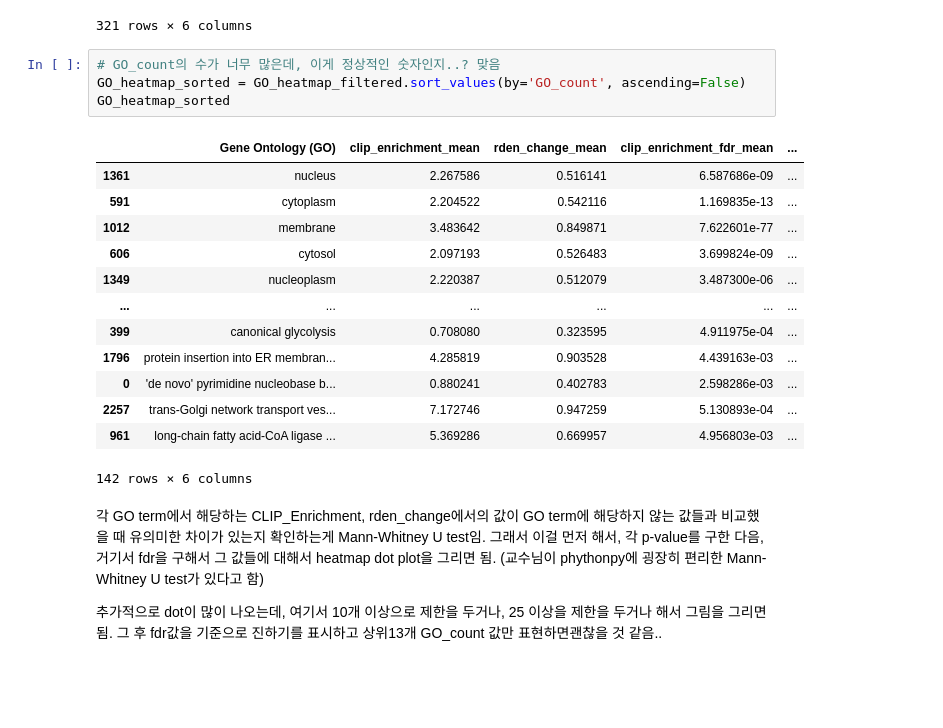
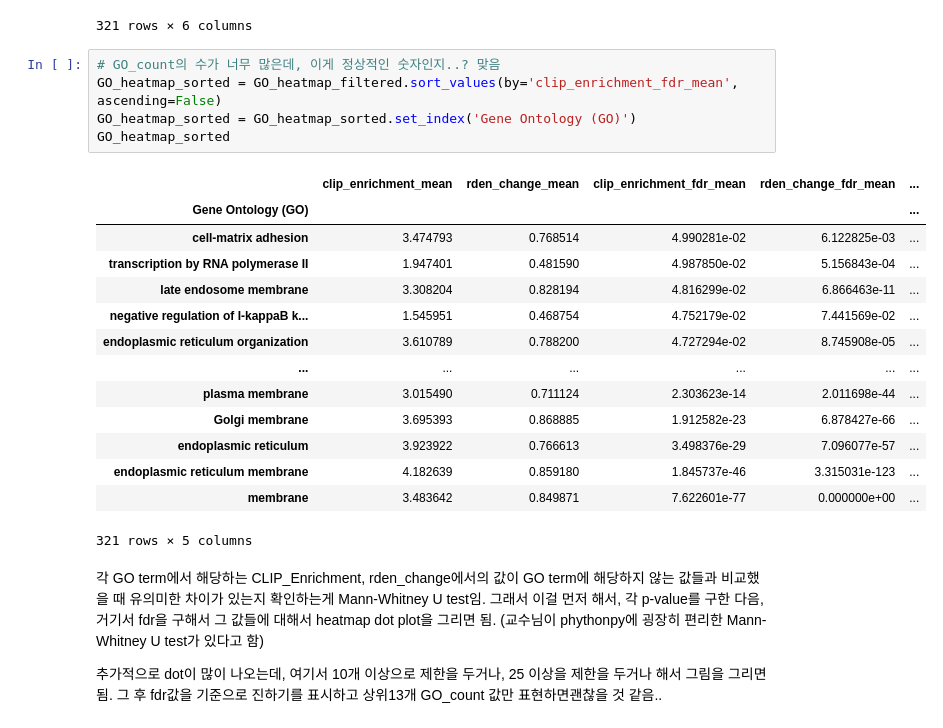
Before and after one commit to JungseoChoi/CJSbioinformatics, a Jupyter notebook: bioinformatics_project.ipynb, the cells around one changed output. Drawn from its saved outputs; the diff is of its cells as text; blank space fills up the shorter version.

```diff
--- a/bioinformatics_project.ipynb
+++ b/bioinformatics_project.ipynb
@@ -416,22 +416,24 @@ GO_heatmap_filtered
 321 rows × 6 columns
 # %%
 # GO_count의 수가 너무 많은데, 이게 정상적인 숫자인지..? 맞음
-GO_heatmap_sorted = GO_heatmap_filtered.sort_values(by='GO_count', ascending=False)
+GO_heatmap_sorted = GO_heatmap_filtered.sort_values(by='clip_enrichment_fdr_mean', ascending=False)
+GO_heatmap_sorted = GO_heatmap_sorted.set_index('Gene Ontology (GO)')
 GO_heatmap_sorted
 # %% [output]
-|  | Gene Ontology (GO) | clip_enrichment_mean | rden_change_mean | clip_enrichment_fdr_mean | ... |
-| 1361 | nucleus | 2.267586 | 0.516141 | 6.587686e-09 | ... |
-| 591 | cytoplasm | 2.204522 | 0.542116 | 1.169835e-13 | ... |
-| 1012 | membrane | 3.483642 | 0.849871 | 7.622601e-77 | ... |
-| 606 | cytosol | 2.097193 | 0.526483 | 3.699824e-09 | ... |
-| 1349 | nucleoplasm | 2.220387 | 0.512079 | 3.487300e-06 | ... |
+|  | clip_enrichment_mean | rden_change_mean | clip_enrichment_fdr_mean | rden_change_fdr_mean | ... |
+| Gene Ontology (GO) |  |  |  |  | ... |
+| cell-matrix adhesion | 3.474793 | 0.768514 | 4.990281e-02 | 6.122825e-03 | ... |
+| transcription by RNA polymerase II | 1.947401 | 0.481590 | 4.987850e-02 | 5.156843e-04 | ... |
+| late endosome membrane | 3.308204 | 0.828194 | 4.816299e-02 | 6.866463e-11 | ... |
+| negative regulation of I-kappaB k... | 1.545951 | 0.468754 | 4.752179e-02 | 7.441569e-02 | ... |
+| endoplasmic reticulum organization | 3.610789 | 0.788200 | 4.727294e-02 | 8.745908e-05 | ... |
 | ... | ... | ... | ... | ... | ... |
-| 399 | canonical glycolysis | 0.708080 | 0.323595 | 4.911975e-04 | ... |
-| 1796 | protein insertion into ER membran... | 4.285819 | 0.903528 | 4.439163e-03 | ... |
-| 0 | 'de novo' pyrimidine nucleobase b... | 0.880241 | 0.402783 | 2.598286e-03 | ... |
-| 2257 | trans-Golgi network transport ves... | 7.172746 | 0.947259 | 5.130893e-04 | ... |
-| 961 | long-chain fatty acid-CoA ligase ... | 5.369286 | 0.669957 | 4.956803e-03 | ... |
+| plasma membrane | 3.015490 | 0.711124 | 2.303623e-14 | 2.011698e-44 | ... |
+| Golgi membrane | 3.695393 | 0.868885 | 1.912582e-23 | 6.878427e-66 | ... |
+| endoplasmic reticulum | 3.923922 | 0.766613 | 3.498376e-29 | 7.096077e-57 | ... |
+| endoplasmic reticulum membrane | 4.182639 | 0.859180 | 1.845737e-46 | 3.315031e-123 | ... |
+| membrane | 3.483642 | 0.849871 | 7.622601e-77 | 0.000000e+00 | ... |
-142 rows × 6 columns
+321 rows × 5 columns
 # %% [markdown]
 각 GO term에서 해당하는 CLIP_Enrichment, rden_change에서의 값이 GO term에 해당하지 않는 값들과 비교했을 때 유의미한 차이가 있는지 확인하는게 Mann-Whitney U test임. 그래서 이걸 먼저 해서, 각 p-value를 구한 다음, 거기서 fdr을 구해서 그 값들에 대해서 heatmap dot plot을 그리면 됨.
 (교수님이 phythonpy에 굉장히 편리한 Mann-Whitney U test가 있다고 함)
```
Also changed, not shown: parts of 5 cells of this notebook.
